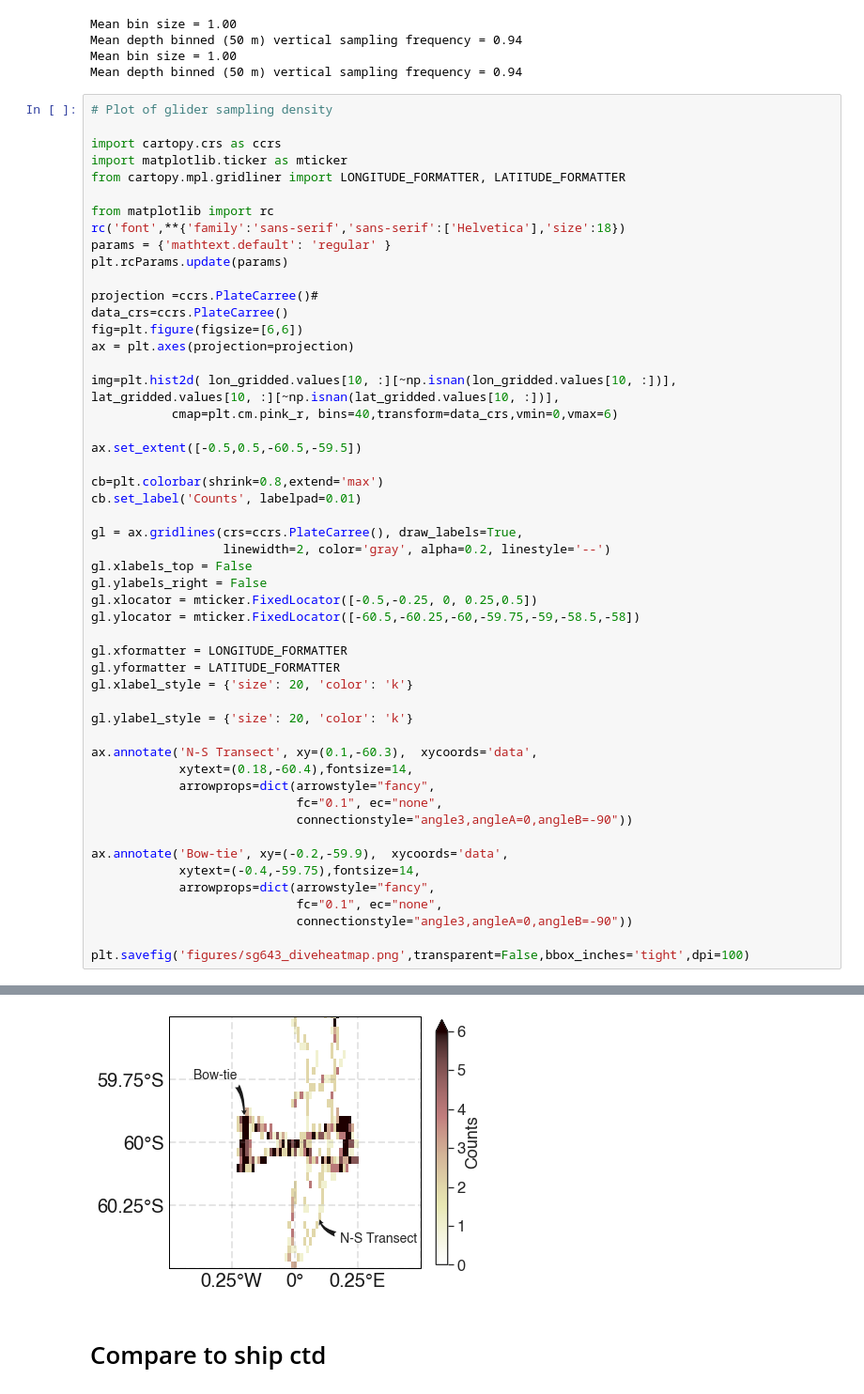
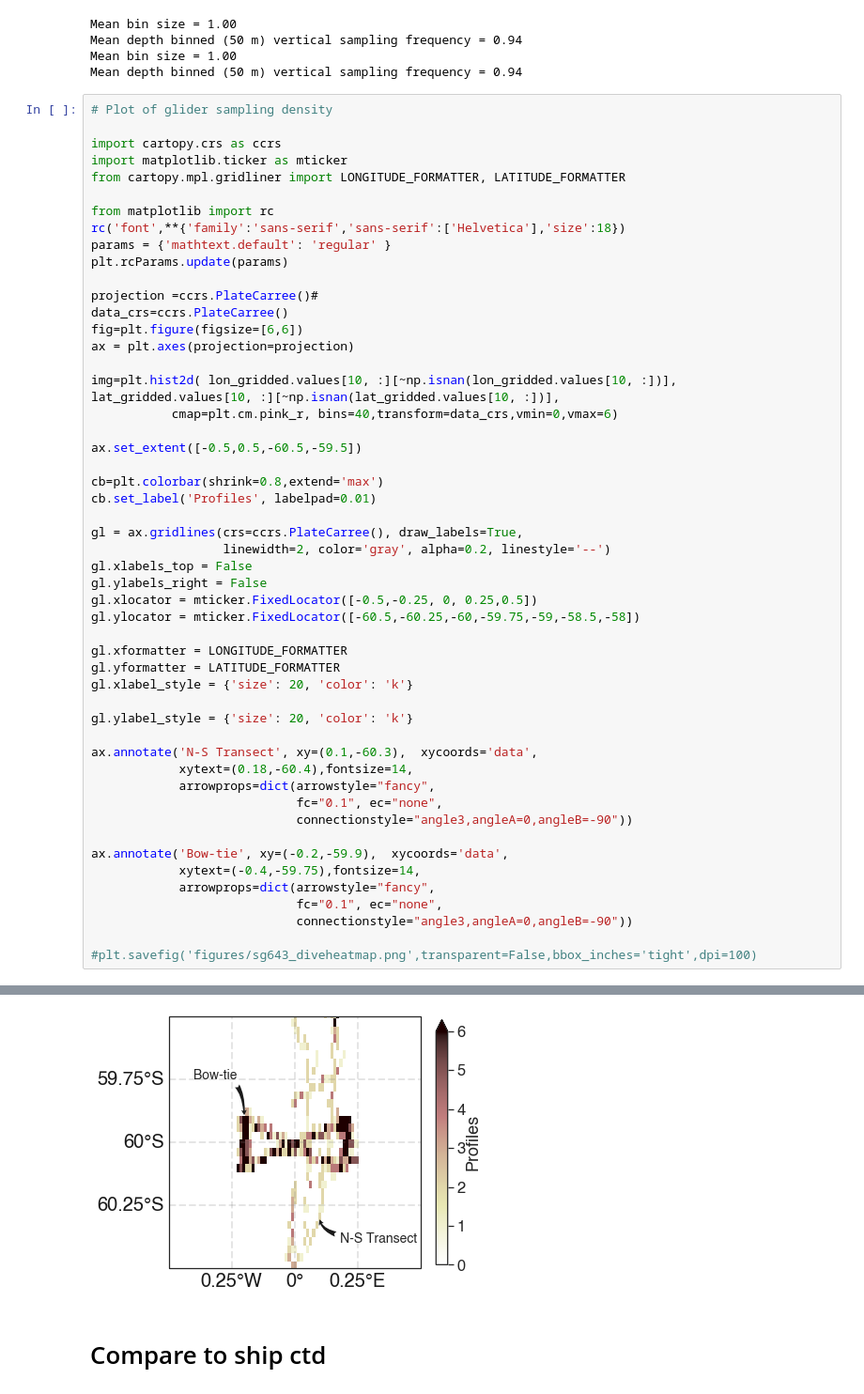
Before and after one commit to isgiddy/giddy-2020-roammiz, a Jupyter notebook: giddy-2020-glider-processing.ipynb, the cells around one changed output, grey strips where cells are left out. Shown at 94% size. Drawn from its saved outputs; the diff is of its cells as text.

```diff
--- a/giddy-2020-glider-processing.ipynb
+++ b/giddy-2020-glider-processing.ipynb
@@ -128,7 +127,7 @@ img=plt.hist2d( lon_gridded.values[10, :][~np.isnan(lon_gridded.values[10, :])],
 ax.set_extent([-0.5,0.5,-60.5,-59.5])
 
 cb=plt.colorbar(shrink=0.8,extend='max')
-cb.set_label('Counts', labelpad=0.01)
+cb.set_label('Profiles', labelpad=0.01)
 
 gl = ax.gridlines(crs=ccrs.PlateCarree(), draw_labels=True,
                   linewidth=2, color='gray', alpha=0.2, linestyle='--')
@@ -155,5 +154,5 @@ ax.annotate('Bow-tie', xy=(-0.2,-59.9),  xycoords='data',
                             fc="0.1", ec="none",
                             connectionstyle="angle3,angleA=0,angleB=-90"))
 
-plt.savefig('figures/sg643_diveheatmap.png',transparent=False,bbox_inches='tight',dpi=100)
+#plt.savefig('figures/sg643_diveheatmap.png',transparent=False,bbox_inches='tight',dpi=100)
 # %% [output]
@@ -160,4 +160,4 @@ plt.savefig('figures/sg643_diveheatmap.png',transparent=False,bbox_inches='tight
-[figure, old version]
+[figure, new version]
 # %% [markdown]
 # Compare to ship ctd
 # %%
```
Also changed, not shown: parts of 20 cells of this notebook.
